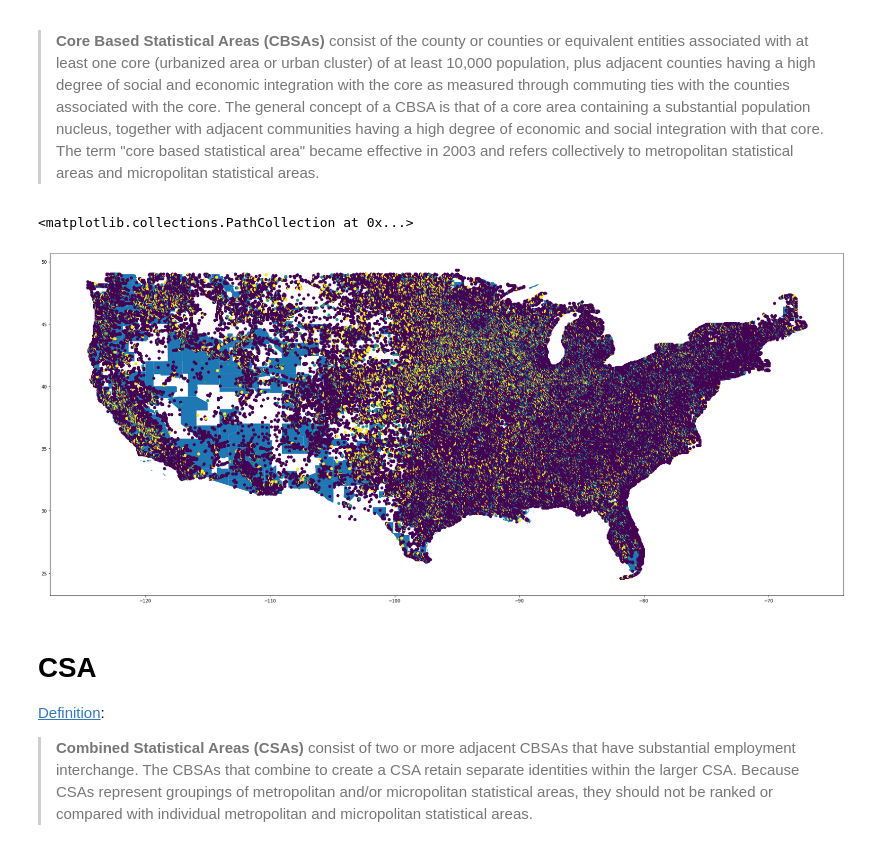
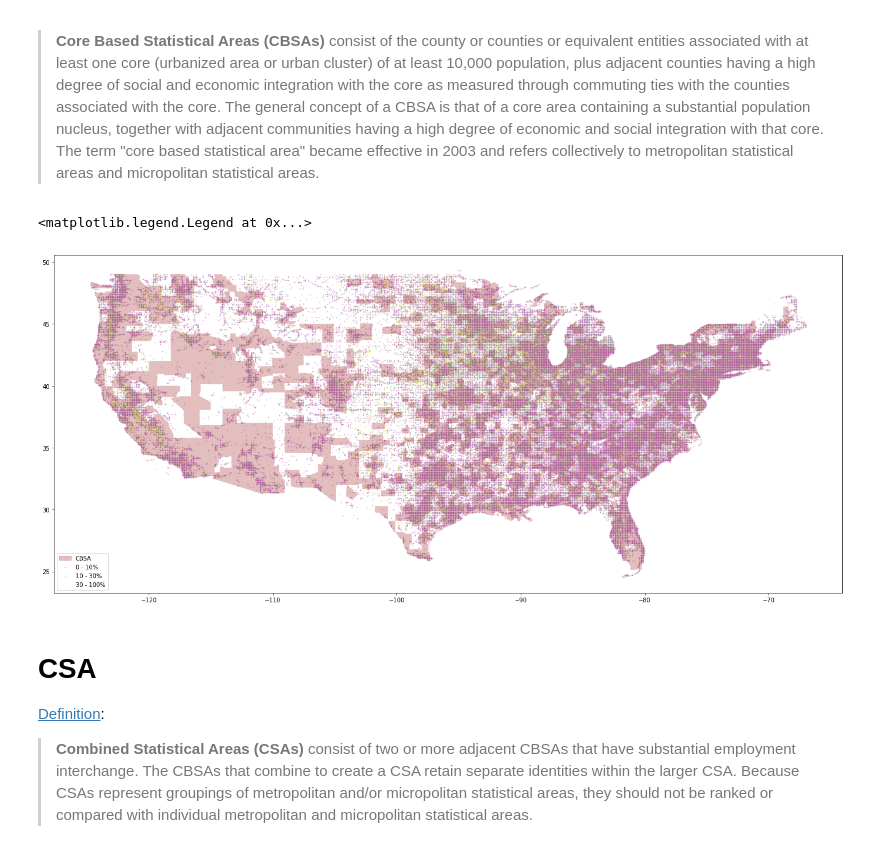
Before and after one commit to antonbabkin/rurec, a Jupyter notebook: main/maps.ipynb, the cells around one changed output. Cells and saved outputs as stored; diff of their text form; code cells hidden in the pictures.

Commit message:
Add legends, change colors

```diff
--- a/main/maps.ipynb
+++ b/main/maps.ipynb
@@ -13,6 +13,8 @@ cd ..
 excluded_states = {'AK', 'PR', 'HI', 'VI'}
 frac_fai_bins = [-0.01, 0.1, 0.3, 1]
 frac_fai_labels = ['0 - 10%', '10 - 30%', '30 - 100%']
+frac_fai_colors = ['purple', 'green', 'yellow']
+area_style = {'color': 'brown', 'alpha': 0.3}
 # %% [markdown]
 # Download geographic boundaries data
 Census [Cartographic Boundary Shapefiles](https://www.census.gov/geo/maps-data/data/tiger-cart-boundary.html)
@@ -57,5 +59,3 @@ df = df[~df.state.isin(excluded_states)]
 df = df.drop('state', axis=1)
 df.employees = pd.to_numeric(df.employees)
 df = df.dropna(subset=['employees'])
-# %%
-df = df.sample(100000)
@@ -64,5 +62,3 @@ df.to_pickle('tmp/ig_100k.gz')
-# %%
-df = pd.read_pickle('tmp/ig_100k.gz')
 # %% [markdown]
 ## Identify non-farming FAI establishments
 # %%
@@ -173,14 +163,19 @@ Name: 45179, dtype: object
 # %%
 path_shp = './data/cbsa/cb_2017_us_cbsa_500k.shp'
 gdf = gpd.read_file(path_shp)
 gdf['state'] = gdf.NAME.str.extract(', (.+)$')[0]
 gdf = gdf[~gdf.state.isin(excluded_states)]
 
-ax = gdf.plot(figsize=(32, 16))
-ax.scatter(dfb.blon_mid, dfb.blat_mid, c=dfb.frac_fai_cat.cat.codes)
+ax = gdf.plot(figsize=(24, 100), **area_style)
+area_legend = mpl.patches.Patch(**area_style)
+for code, cat in enumerate(dfb.frac_fai_cat.cat.categories):
+    _dfb = dfb[dfb.frac_fai_cat == cat]
+    ax.scatter(_dfb.blon_mid, _dfb.blat_mid, s=1, c=frac_fai_colors[code], alpha=0.2, label=cat)
+point_handles, point_labels = ax.get_legend_handles_labels()
+ax.legend([area_legend, *point_handles], ['CBSA', *point_labels], loc='lower left')
 # %% [output]
-<matplotlib.collections.PathCollection at 0x...>
+<matplotlib.legend.Legend at 0x...>
-[figure, old version]
+[figure, new version]
 # %% [markdown]
 # CSA
 [Definition](https://www.census.gov/geo/reference/gtc/gtc_cbsa.html):
```
Also changed, not shown: parts of 5 cells of this notebook.
